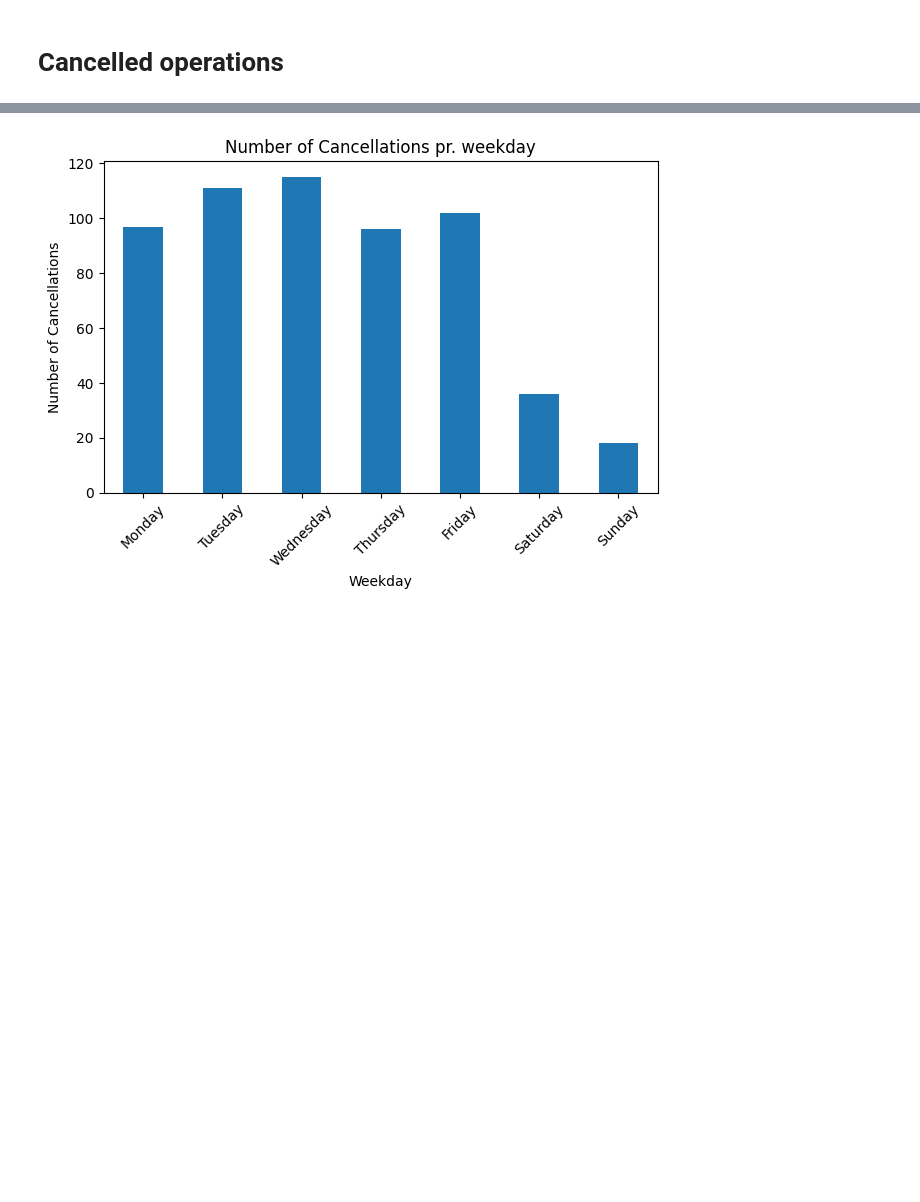
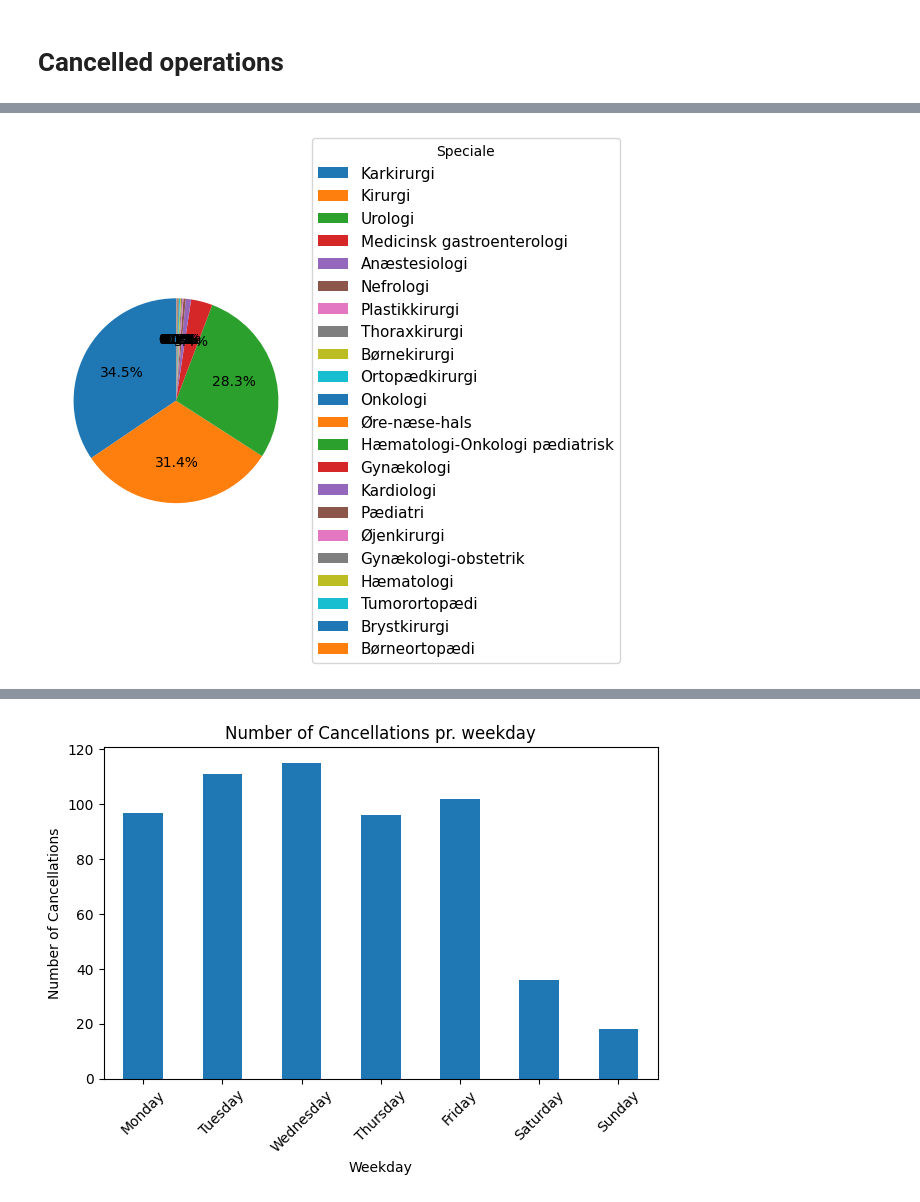
Before and after one commit to killermort9/AnalyticsToAction_Grop12, a Jupyter notebook: Signe.ipynb, the cells around one changed output, grey strips where cells are left out. Saved outputs shown, nothing was run; the diff lists cells and outputs as text; code cells hidden in the pictures; blank space fills up the shorter version.

```diff
--- a/Signe.ipynb
+++ b/Signe.ipynb
@@ -270,0 +326,29 @@ df_cancelled['Ugedag'] = pd.Categorical(df_cancelled['Ugedag'], categories=dage_
+# %%
+
+df_complete_618 = df_complete_wo[df_complete_wo['Operationsgang ID'] == 618]
+counts_speciale_618 = df_complete_618['Speciale'].value_counts()
+
+fig, ax = plt.subplots(figsize=(6, 6))
+
+# Create pie without labels
+wedges, texts, autotexts = ax.pie(
+    counts_speciale_618,
+    labels=None,
+    autopct='%1.1f%%',
+    startangle=90
+)
+
+# Add legend on the side
+ax.legend(
+    wedges,
+    counts_speciale_618.index,
+    title="Speciale",
+    loc="center left",
+    bbox_to_anchor=(1, 0.5),
+    fontsize=11
+)
+
+plt.tight_layout()
+plt.show()
+# %% [output]
+[figure, added]
```
Also changed, not shown: parts of 33 cells of this notebook.
